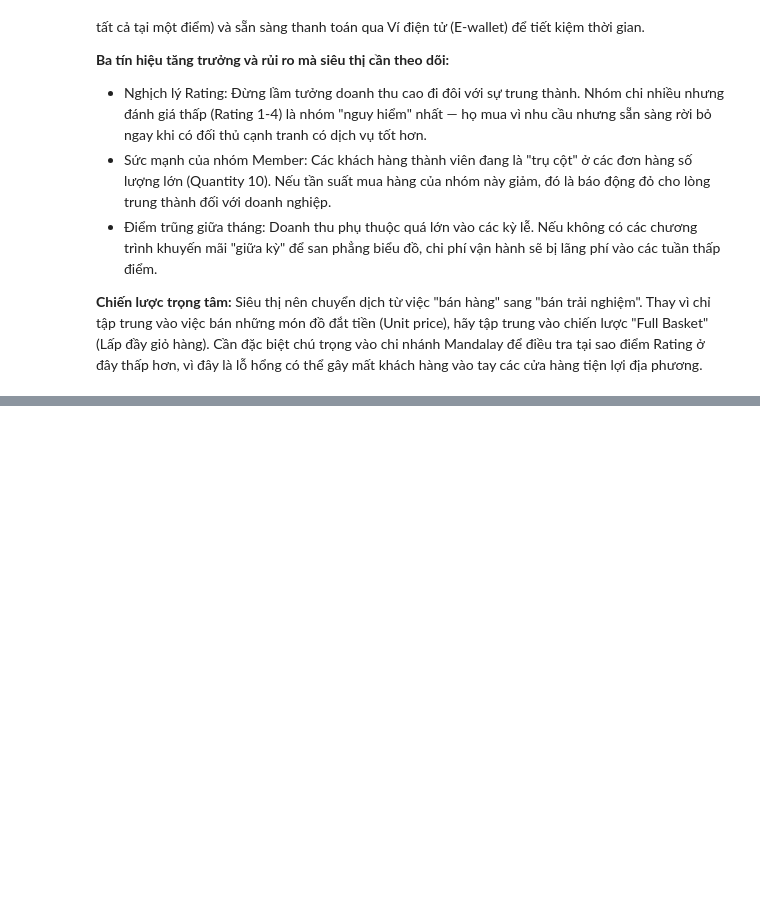
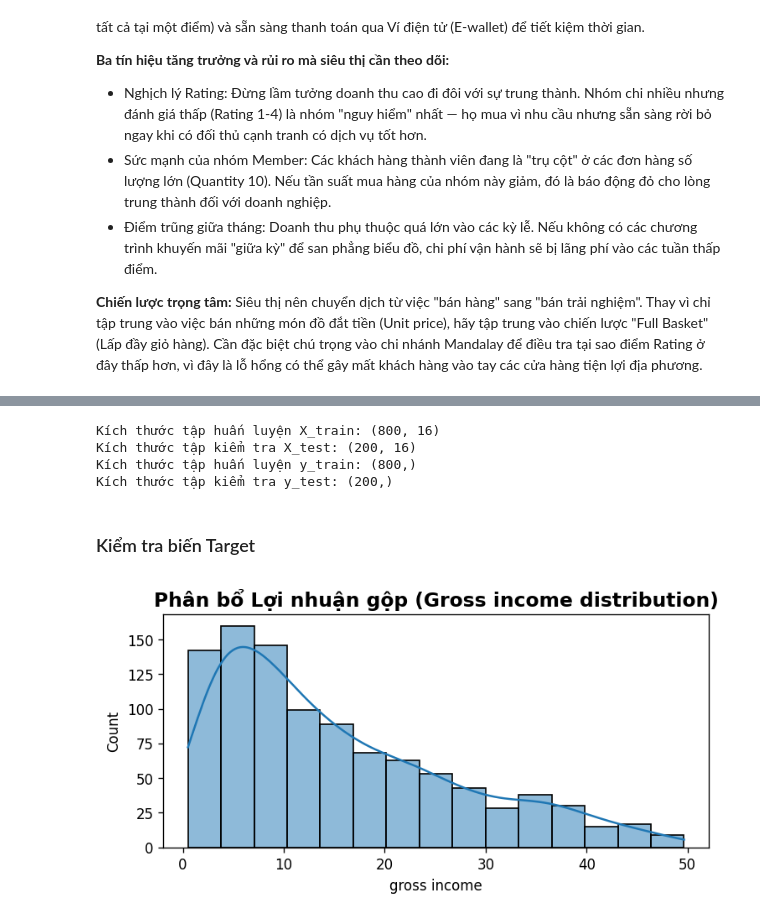
Before and after one commit to Jackxeid/Learn---MindX, a Jupyter notebook: Final Project/finalProject.ipynb, the cells around one changed output, grey strips where cells are left out. Drawn from its saved outputs; the diff is of its cells as text; code cells hidden in the pictures; blank space fills up the shorter version.

Commit message:
Twelfth chart

```diff
--- a/Final Project/finalProject.ipynb
+++ b/Final Project/finalProject.ipynb
@@ -732,0 +760,21 @@ Siêu thị nên chuyển dịch từ việc "bán hàng" sang "bán trải nghi
+# %%
+# Split the data into training and testing sets
+X_train, X_test, y_train, y_test = train_test_split(X, y, test_size=0.2, random_state=42)
+
+print("Kích thước tập huấn luyện X_train:", X_train.shape)
+print("Kích thước tập kiểm tra X_test:", X_test.shape)
+print("Kích thước tập huấn luyện y_train:", y_train.shape)
+print("Kích thước tập kiểm tra y_test:", y_test.shape)
+# %% [output]
+Kích thước tập huấn luyện X_train: (800, 16)
+Kích thước tập kiểm tra X_test: (200, 16)
+Kích thước tập huấn luyện y_train: (800,)
+Kích thước tập kiểm tra y_test: (200,)
+# %% [markdown]
+### Kiểm tra biến Target
+# %%
+sns.histplot(df['gross income'], kde=True, alpha=alpha)
+plt.title('Phân bổ Lợi nhuận gộp (Gross income distribution)', fontweight='bold', fontsize=14)
+plt.show()
+# %% [output]
+[figure, added]
```
Also changed, not shown: parts of 7 cells of this notebook.
